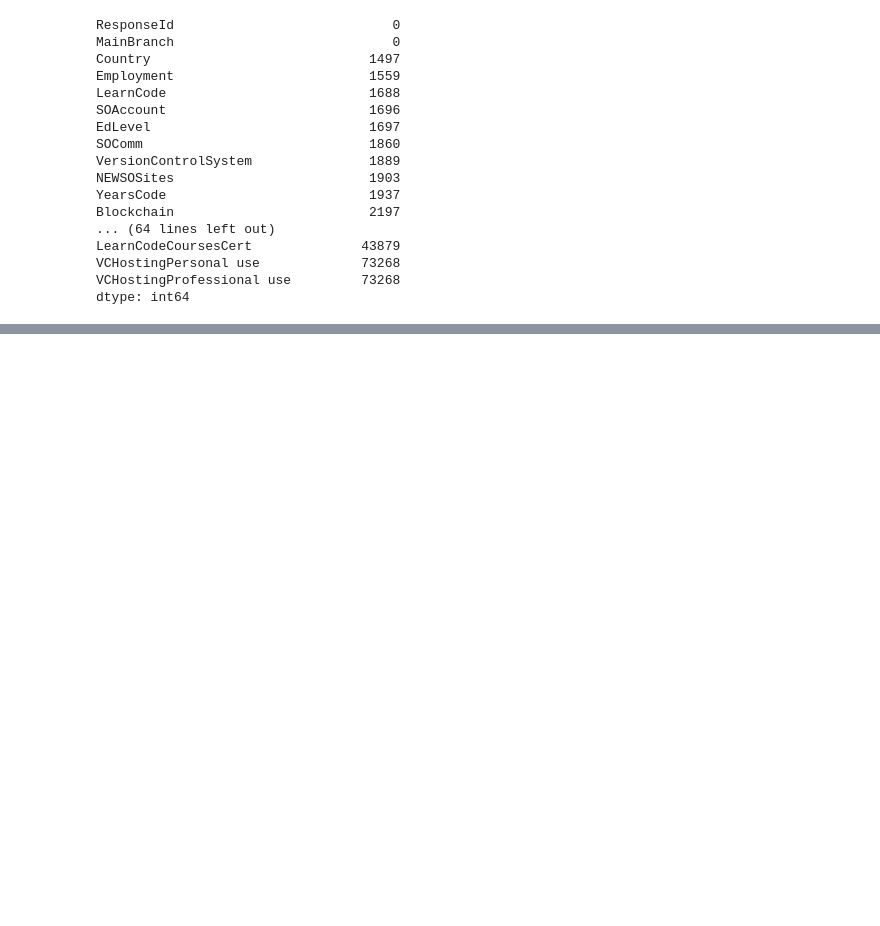
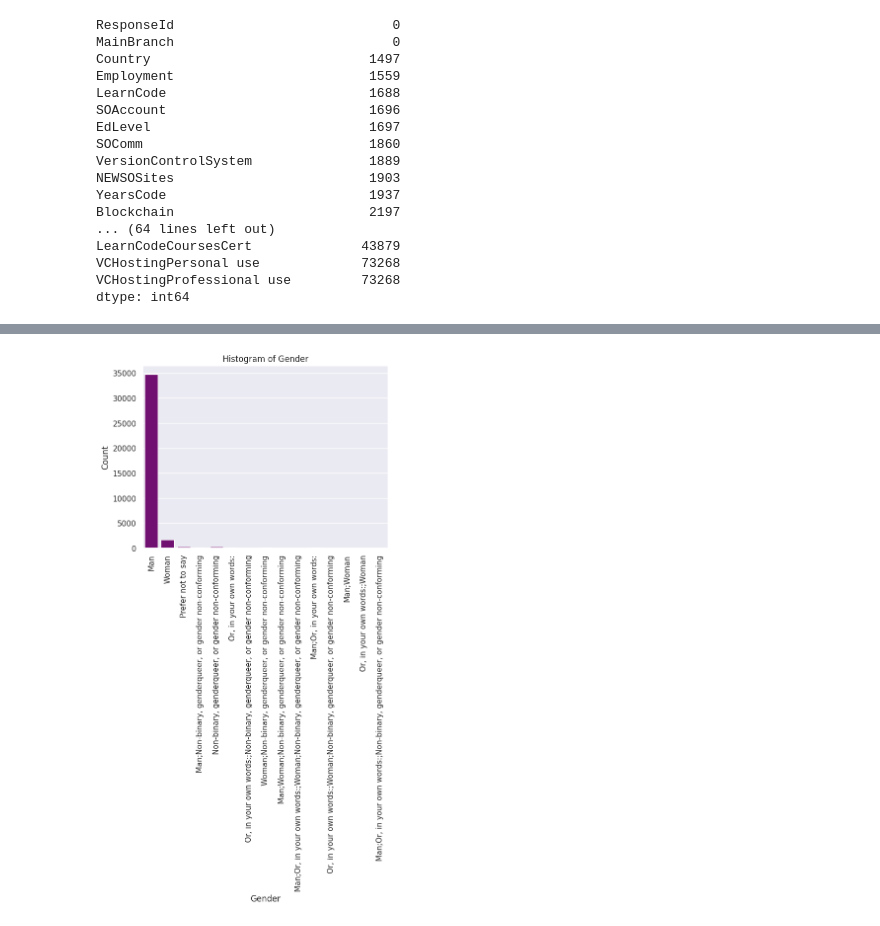
Before and after one commit to dsklnr/Predicting_Salaries_of_Technical_Individuals, a Jupyter notebook: Ben_Predicting_Salaries.ipynb, the cells around one changed output, grey strips where cells are left out. Saved outputs shown, nothing was run; the diff lists cells and outputs as text; code cells hidden in the pictures; blank space fills up the shorter version.

```diff
--- a/Ben_Predicting_Salaries.ipynb
+++ b/Ben_Predicting_Salaries.ipynb
@@ -157,0 +333,10 @@ print(education_lvl.unique())
+# %%
+# Create histogram for gender
+sns.countplot(data = dropped_nulls_df, x = "Gender", color = 'purple')
+plt.xticks(rotation = 90)
+plt.title("Histogram of Gender")
+plt.xlabel("Gender")
+plt.ylabel("Count")
+plt.show()
+# %% [output]
+[figure, added]
```
Also changed, not shown: parts of 23 cells of this notebook.
